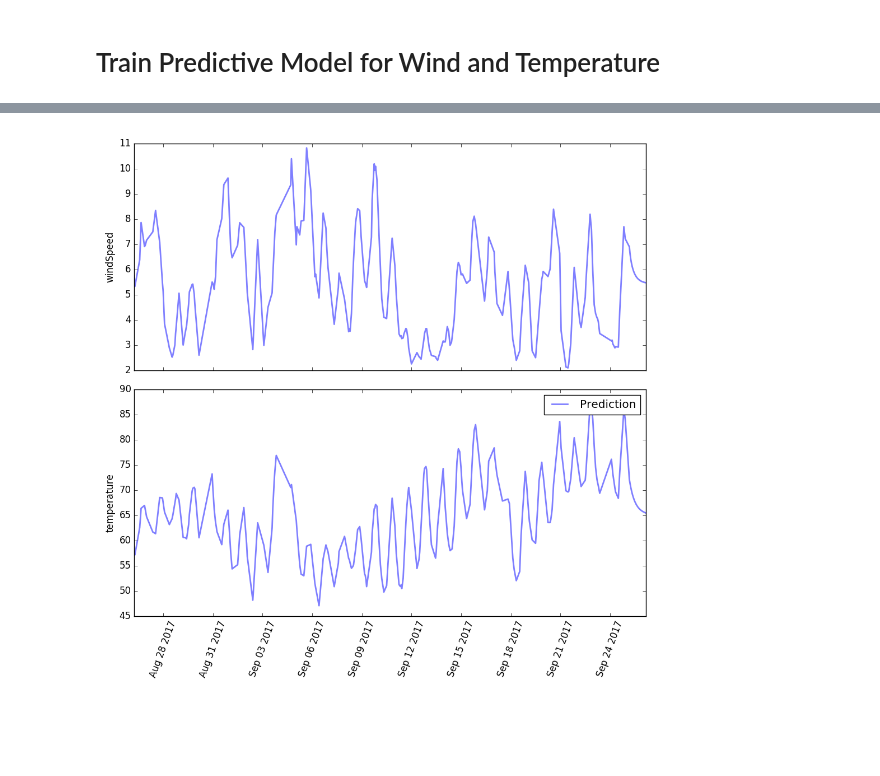
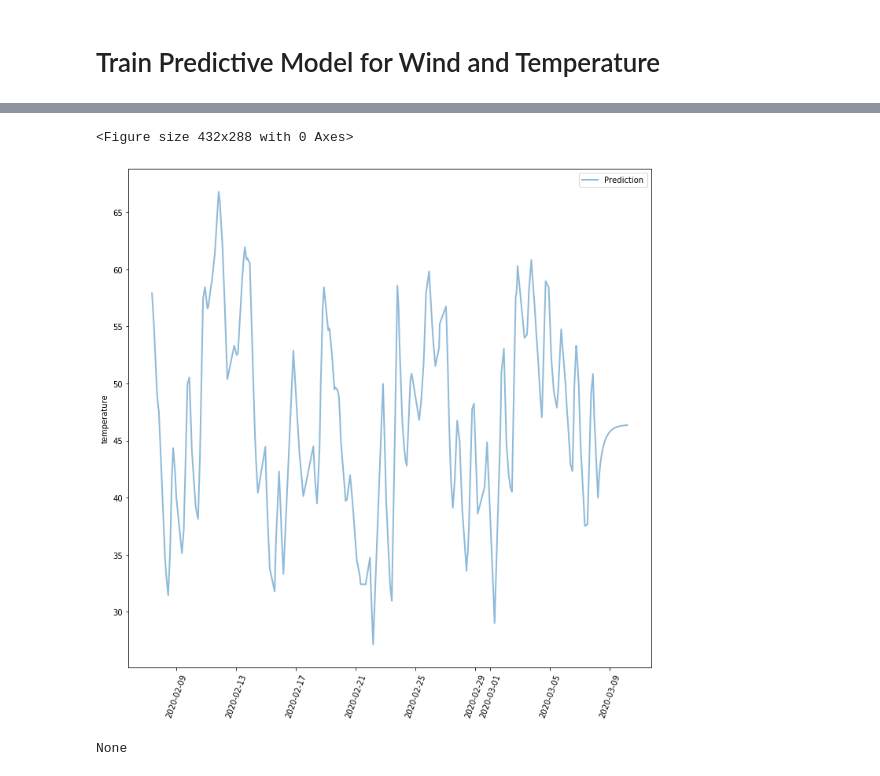
Before and after one commit to ezbc/weather-prediction, a Jupyter notebook: weather-predictor.ipynb, the cells around one changed output, grey strips where cells are left out. Cells and saved outputs as stored; diff of their text form; code cells hidden in the pictures; blank space fills up the shorter version.

```diff
--- a/weather-predictor.ipynb
+++ b/weather-predictor.ipynb
@@ -21,5 +31,5 @@ Set the `NUMBER_OF_PREVIOUS_DAYS` variable to the number of days prior to today
 # %%
-TARGET_ZIP_CODE=53718
-ZIPCODE_API_KEY = ""
-DARKSKY_API_KEY = ""
+TARGET_ZIP_CODE=27705
+ZIPCODE_API_KEY = env("ZIPCODE_API_KEY")
+DARKSKY_API_KEY = env("DARKSKY_API_KEY")
 NUMBER_OF_PREVIOUS_DAYS = 30
@@ -387,7 +401,7 @@ display(plt.show())
 # Train Predictive Model for Wind and Temperature
 # %%
 # copy the orginal dataset
-df_for_modeling = df[['time', 'temperature', 'windSpeed']].copy()
+df_for_modeling = df[['time', 'temperature']].copy()
 
 # drop columns that will not be used to train the model
 # -----------------------------------------------------
@@ -444,6 +471,6 @@ df_for_modeling
 # %%
 # copy the orginal dataset
-df_for_modeling = df[['time', 'temperature', 'windSpeed']].copy()
+df_for_modeling = df[['time', 'temperature',]].copy()
 
 # drop columns that will not be used to train the model
 # -----------------------------------------------------
@@ -498,7 +525,7 @@ df_validate.sort_index(inplace=True)
 results_dict = {}
 
 # quantities to predict are temperature and windspeed
-feature_columns = ['temperature', 'windSpeed']
+feature_columns = ['temperature',]
 for feature_column in feature_columns:
 
     # get the label instances from the data
@@ -546,10 +589,9 @@ for label_feature in results_dict:
     length_scale =3600.0
     periodicity = 3600.0 * 8
     nu = 0.2
-    kernel = ConstantKernel(df_train_label.mean()) + Matern(length_scale=length_scale, length_scale_bounds=(1e-1, 1e6),
-                        nu=nu) * ExpSineSquared(length_scale=length_scale, periodicity=periodicity)
+    kernel = ConstantKernel(1) + Matern(length_scale=length_scale, length_scale_bounds=(1e-1, 1e6), nu=nu) * ExpSineSquared(length_scale=length_scale, periodicity=periodicity)
+    # kernel = ExpSineSquared(length_scale=length_scale, periodicity=periodicity)
     gpr = GaussianProcessRegressor(kernel=kernel)
-
     # fit the train data
     gpr.fit(df_train, df_train_label)
 
@@ -599,37 +639,39 @@ from datetime import timedelta
 import datetime
 
 plt.clf()
 figure, axes = plt.subplots(len(results_dict), sharex=True, figsize=(10,10))
 
 # get the time for tomorrow, add the number of seconds in a day to the max time in data
-time = df['time'].max() + np.array(np.linspace(3600, 3600 * 24, 24), dtype=int)
+time = df['time'].max() + np.array(np.linspace(3600, 2 * 3600 * 24, 24), dtype=int)
 df_tomorrow = pd.DataFrame({'time': time})
 df_tomorrow['date'] = pd.to_datetime(df_tomorrow["time"],unit="s")
 df_tomorrow.set_index('date', inplace=True)
 
 for i, label_feature in enumerate(results_dict):
 
     # get the model to predict with the new time
     model = results_dict[label_feature]['model']['fitted']
     df_test = results_dict[label_feature]['data']['test']['predictor']
     df_extended = pd.concat([df_tomorrow, df_test])
     df_extended.sort_index(inplace=True)
 
     # run the prediction on the test data
     y = model.predict(df_extended)
 
     # plot the prediction
-    axes[i].plot(df_extended.index, y, marker='', linewidth=2, alpha=0.5, label="Prediction")
-    axes[i].set_ylabel(label_feature)
+    axes.plot(df_extended.index, y, marker='', linewidth=2, alpha=0.5, label="Prediction")
+    axes.set_ylabel(label_feature)
     plt.legend()
 
 # rotate the ticks
 locs, labels = plt.xticks()
 plt.setp(labels, rotation=70)
 plt.tight_layout()
 display(plt.show())
 # %% [output]
+<Figure size 432x288 with 0 Axes>
-[figure, old version]
+[figure, new version]
+None
 # %%
 model = results_dict['temperature']['model']['fitted']
 
```
Also changed, not shown: parts of 18 cells of this notebook, 2 other files.
